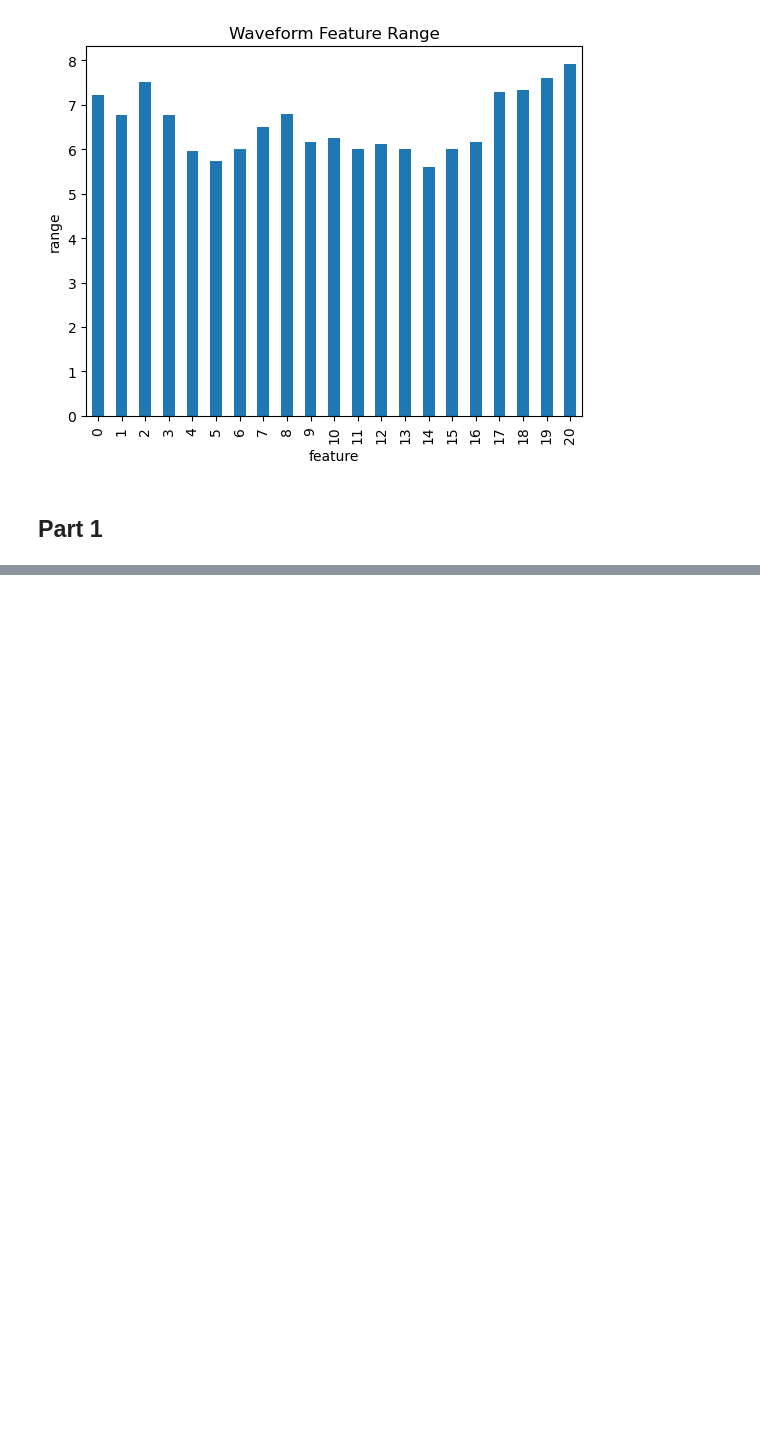
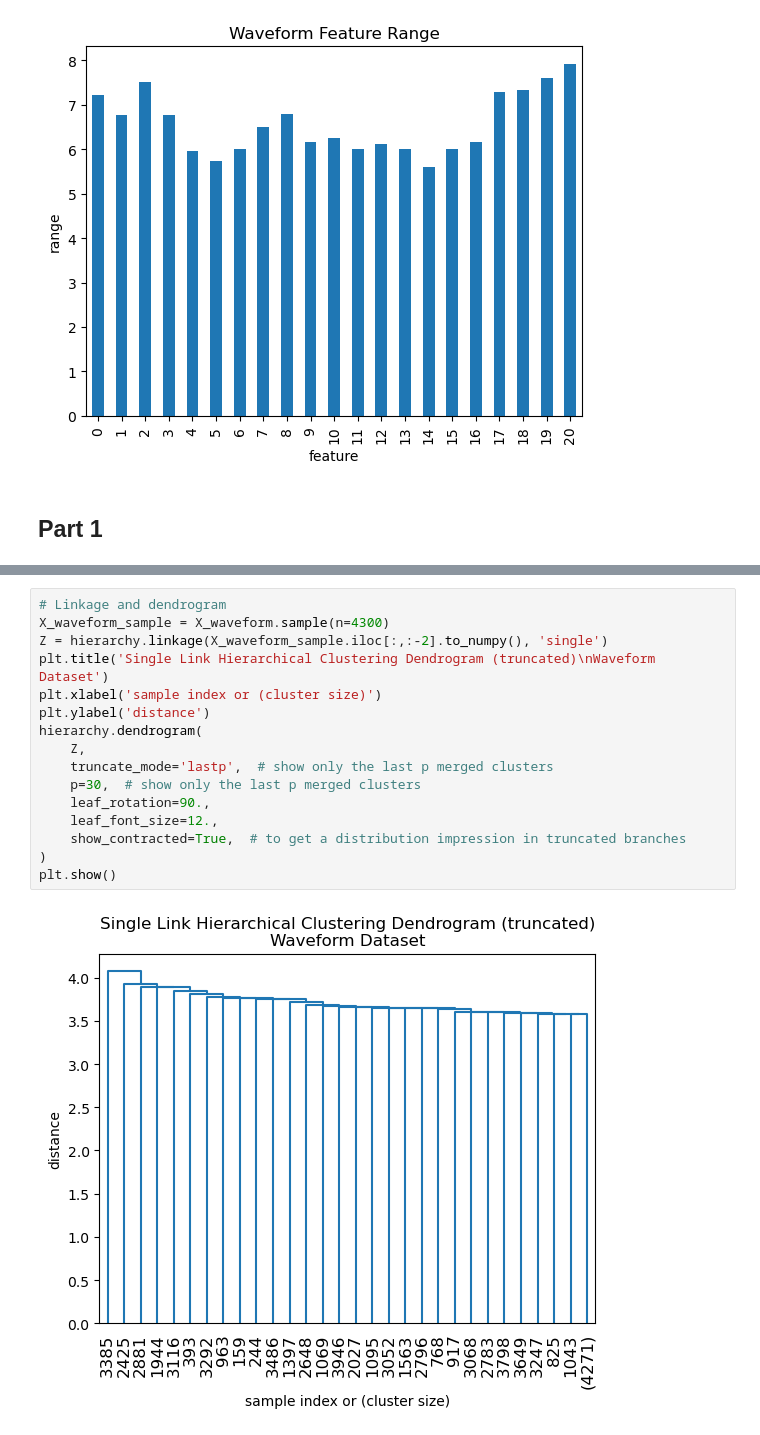
Before and after one commit to Syed-A-Naqvi/machine_learning, a Jupyter notebook: python_machine_learning/clustering/k_means/k_means_clustering.ipynb, the cells around one changed output, grey strips where cells are left out. Cells and saved outputs as stored; diff of their text form; blank space fills up the shorter version.

```diff
--- a/python_machine_learning/clustering/k_means/k_means_clustering.ipynb
+++ b/python_machine_learning/clustering/k_means/k_means_clustering.ipynb
@@ -122,0 +259,18 @@ Name: count, dtype: int64
+# %%
+# Linkage and dendrogram
+X_waveform_sample = X_waveform.sample(n=4300)
+Z = hierarchy.linkage(X_waveform_sample.iloc[:,:-2].to_numpy(), 'single')
+plt.title('Single Link Hierarchical Clustering Dendrogram (truncated)\nWaveform Dataset')
+plt.xlabel('sample index or (cluster size)')
+plt.ylabel('distance')
+hierarchy.dendrogram(
+    Z,
+    truncate_mode='lastp',  # show only the last p merged clusters
+    p=30,  # show only the last p merged clusters
+    leaf_rotation=90.,
+    leaf_font_size=12.,
+    show_contracted=True,  # to get a distribution impression in truncated branches
+)
+plt.show()
+# %% [output]
+[figure, added]
```
Also changed, not shown: parts of 12 cells of this notebook, 17 other files.
